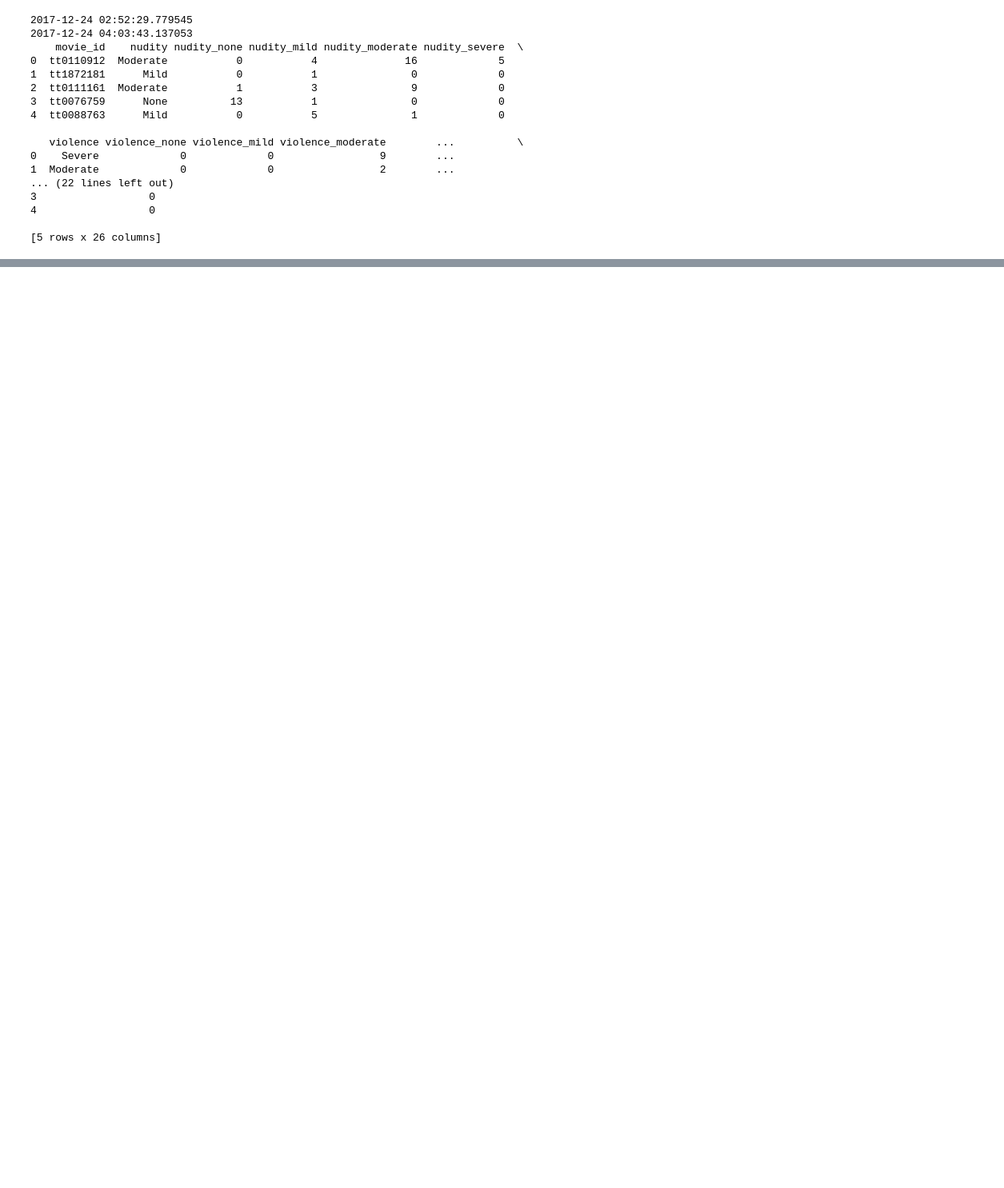
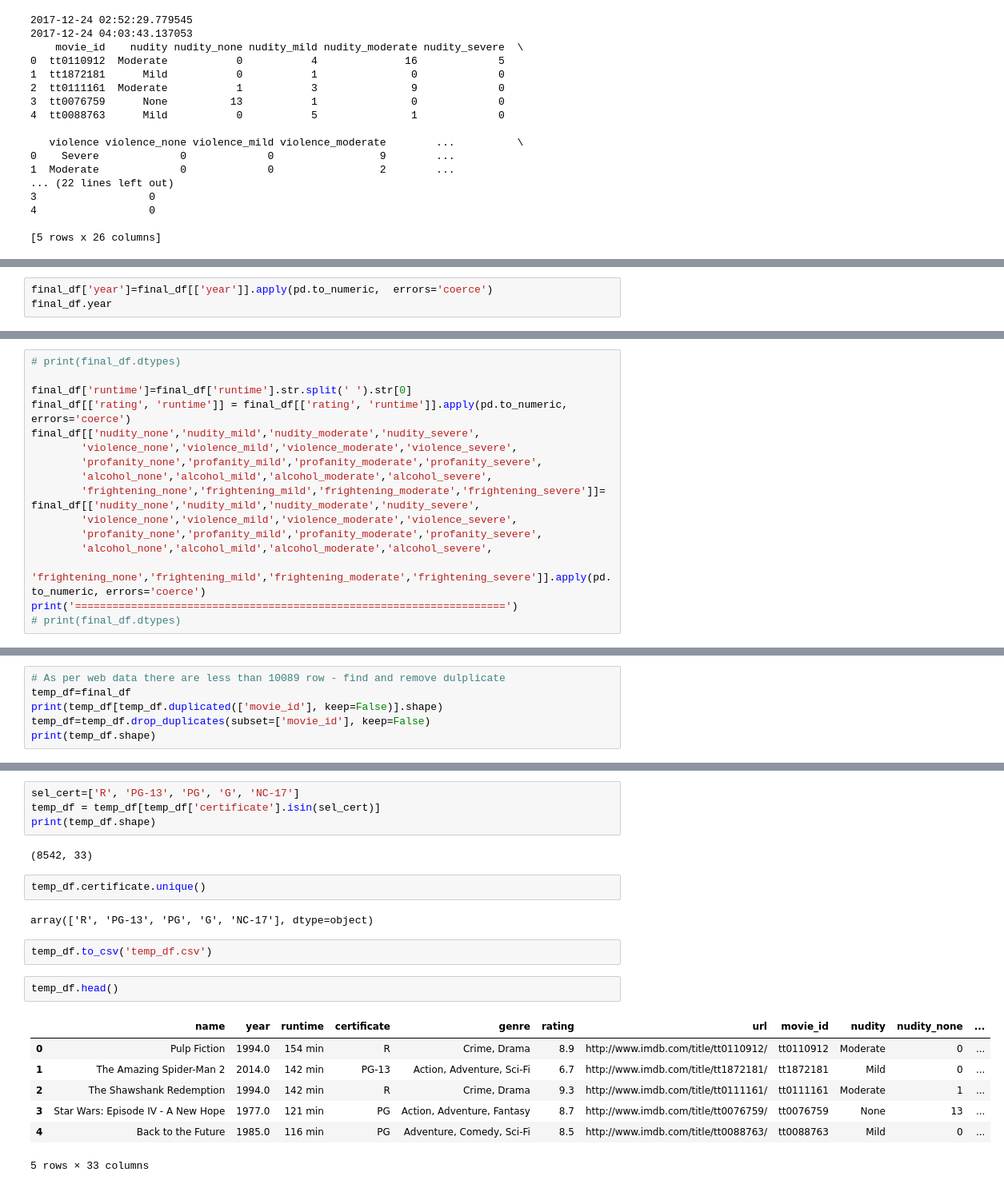
Before and after one commit to skrpandey/IMDB, a Jupyter notebook: IMDB.ipynb, the cells around one changed output, grey strips where cells are left out. Shown: that part at 80% size. Saved outputs shown, nothing was run; the diff lists cells and outputs as text; blank space fills up the shorter version.

```diff
--- a/IMDB.ipynb
+++ b/IMDB.ipynb
@@ -237,0 +264,3 @@ final_df.head(5)
+# %%
+final_df['year']=final_df[['year']].apply(pd.to_numeric,  errors='coerce')
+final_df.year
@@ -237,0 +285,16 @@ final_df.head(5)
+# %%
+# print(final_df.dtypes)
+
+final_df['runtime']=final_df['runtime'].str.split(' ').str[0]
+final_df[['rating', 'runtime']] = final_df[['rating', 'runtime']].apply(pd.to_numeric, errors='coerce')
+final_df[['nudity_none','nudity_mild','nudity_moderate','nudity_severe',
+        'violence_none','violence_mild','violence_moderate','violence_severe',
+        'profanity_none','profanity_mild','profanity_moderate','profanity_severe',
+        'alcohol_none','alcohol_mild','alcohol_moderate','alcohol_severe',
+        'frightening_none','frightening_mild','frightening_moderate','frightening_severe']]= final_df[['nudity_none','nudity_mild','nudity_moderate','nudity_severe',
+        'violence_none','violence_mild','violence_moderate','violence_severe',
+        'profanity_none','profanity_mild','profanity_moderate','profanity_severe',
+        'alcohol_none','alcohol_mild','alcohol_moderate','alcohol_severe',
+        'frightening_none','frightening_mild','frightening_moderate','frightening_severe']].apply(pd.to_numeric, errors='coerce')
+print('=====================================================================')
+# print(final_df.dtypes)
@@ -237,0 +326,6 @@ final_df.head(5)
+# %%
+# As per web data there are less than 10089 row - find and remove dulplicate
+temp_df=final_df
+print(temp_df[temp_df.duplicated(['movie_id'], keep=False)].shape)
+temp_df=temp_df.drop_duplicates(subset=['movie_id'], keep=False)
+print(temp_df.shape)
@@ -238,3 +348,25 @@ final_df.head(5)
+# %%
+sel_cert=['R', 'PG-13', 'PG', 'G', 'NC-17']
+temp_df = temp_df[temp_df['certificate'].isin(sel_cert)]
+print(temp_df.shape)
+# %% [output]
+(8542, 33)
+# %%
+temp_df.certificate.unique()
+# %% [output]
+array(['R', 'PG-13', 'PG', 'G', 'NC-17'], dtype=object)
+# %%
+temp_df.to_csv('temp_df.csv')
+# %%
+temp_df.head()
+# %% [output]
+|  | name | year | runtime | certificate | genre | rating | url | movie_id | nudity | nudity_none | ... |
+| 0 | Pulp Fiction | 1994.0 | 154 min | R | Crime, Drama | 8.9 | http://www.imdb.com/title/tt0110912/ | tt0110912 | Moderate | 0 | ... |
+| 1 | The Amazing Spider-Man 2 | 2014.0 | 142 min | PG-13 | Action, Adventure, Sci-Fi | 6.7 | http://www.imdb.com/title/tt1872181/ | tt1872181 | Mild | 0 | ... |
+| 2 | The Shawshank Redemption | 1994.0 | 142 min | R | Crime, Drama | 9.3 | http://www.imdb.com/title/tt0111161/ | tt0111161 | Moderate | 1 | ... |
+| 3 | Star Wars: Episode IV - A New Hope | 1977.0 | 121 min | PG | Action, Adventure, Fantasy | 8.7 | http://www.imdb.com/title/tt0076759/ | tt0076759 | None | 13 | ... |
+| 4 | Back to the Future | 1985.0 | 116 min | PG | Adventure, Comedy, Sci-Fi | 8.5 | http://www.imdb.com/title/tt0088763/ | tt0088763 | Mild | 0 | ... |
+5 rows × 33 columns
 # %% [markdown]
 ## Next : Get Plot Keywords data and merge with above data
 # %%
```
Also changed, not shown: parts of 11 cells of this notebook, 1 other file.
